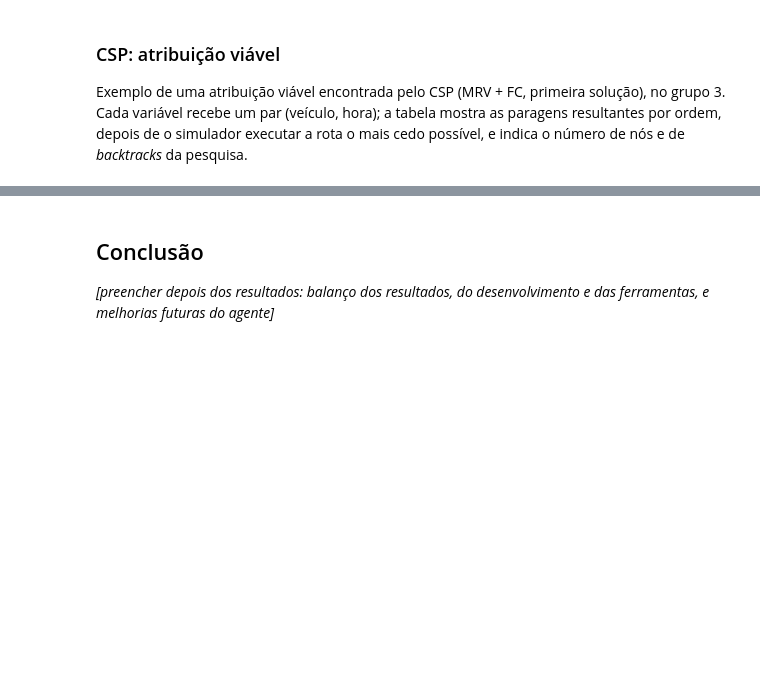
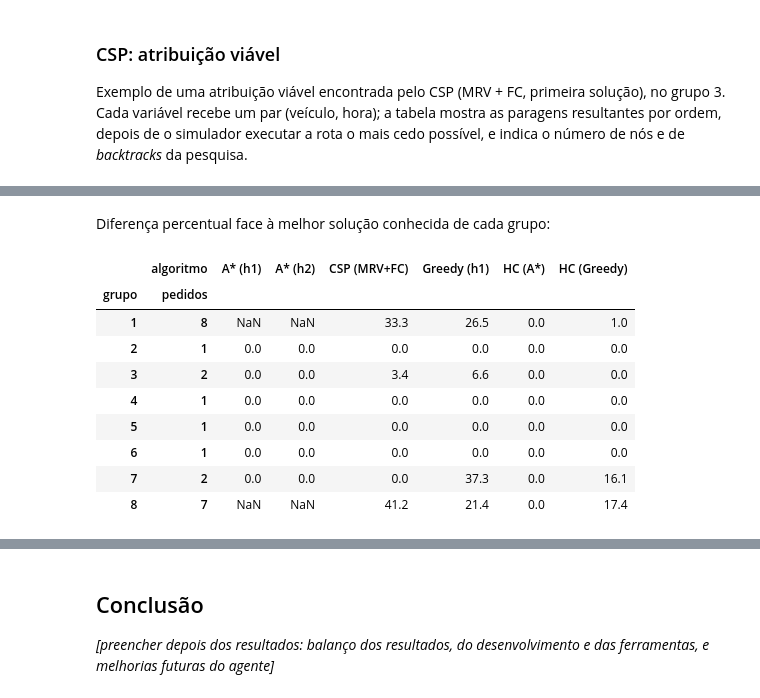
Before and after one commit to disilva021P/IA26_P01_G13, a Jupyter notebook: Proj01.ipynb, the cells around one changed output, grey strips where cells are left out. Saved outputs shown, nothing was run; the diff lists cells and outputs as text; code cells hidden in the pictures; blank space fills up the shorter version.

```diff
--- a/Proj01.ipynb
+++ b/Proj01.ipynb
@@ -224,0 +350,16 @@ Q3.timeline(c3["routes"], origin)
+# %% [markdown]
+<p>Diferença percentual face à melhor solução conhecida de cada grupo:</p>
+# %%
+gap = (custos.div(custos.min(axis=1), axis=0) - 1) * 100
+gap.round(1)
+# %% [output]
+|  | algoritmo | A* (h1) | A* (h2) | CSP (MRV+FC) | Greedy (h1) | HC (A*) | HC (Greedy) |
+| grupo | pedidos |  |  |  |  |  |  |
+| 1 | 8 | NaN | NaN | 33.3 | 26.5 | 0.0 | 1.0 |
+| 2 | 1 | 0.0 | 0.0 | 0.0 | 0.0 | 0.0 | 0.0 |
+| 3 | 2 | 0.0 | 0.0 | 3.4 | 6.6 | 0.0 | 0.0 |
+| 4 | 1 | 0.0 | 0.0 | 0.0 | 0.0 | 0.0 | 0.0 |
+| 5 | 1 | 0.0 | 0.0 | 0.0 | 0.0 | 0.0 | 0.0 |
+| 6 | 1 | 0.0 | 0.0 | 0.0 | 0.0 | 0.0 | 0.0 |
+| 7 | 2 | 0.0 | 0.0 | 0.0 | 37.3 | 0.0 | 16.1 |
+| 8 | 7 | NaN | NaN | 41.2 | 21.4 | 0.0 | 17.4 |
```
Also changed, not shown: parts of 18 cells of this notebook, 1 other file.
